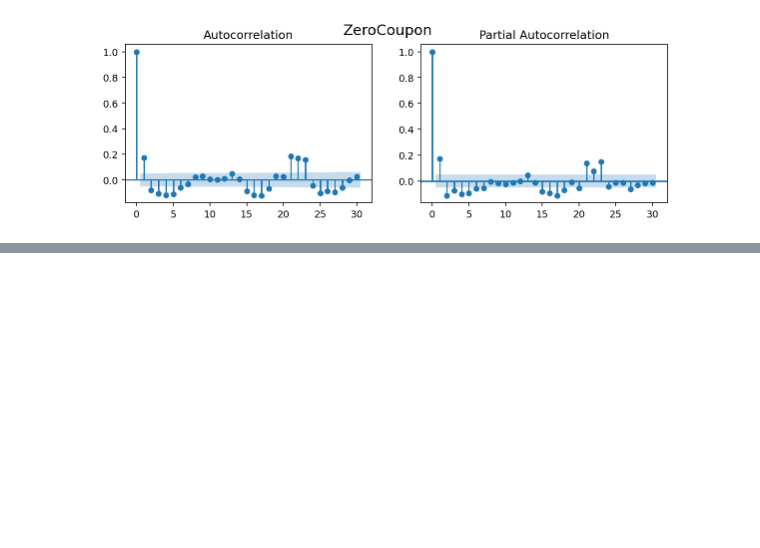
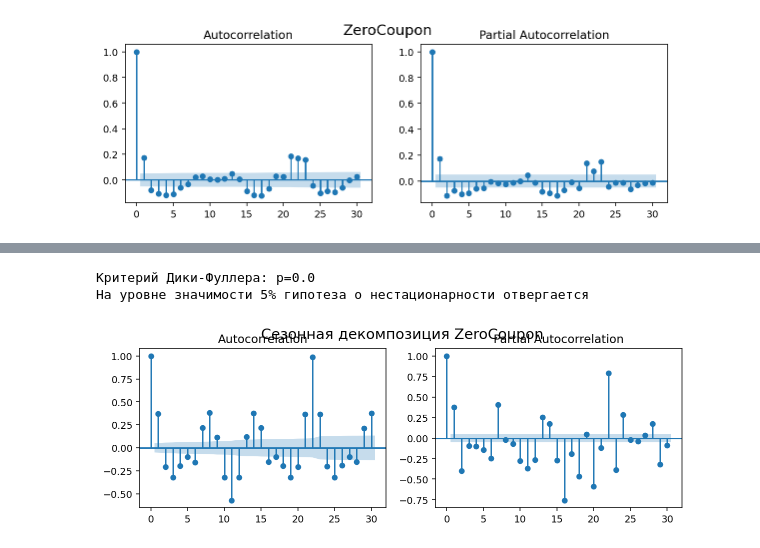
Before and after one commit to gaarutyunov/market-risk, a Jupyter notebook: notebooks/risks_visualizing.ipynb, the cells around one changed output, grey strips where cells are left out. Cells and saved outputs as stored; diff of their text form; code cells hidden in the pictures; blank space fills up the shorter version.

```diff
--- a/notebooks/risks_visualizing.ipynb
+++ b/notebooks/risks_visualizing.ipynb
@@ -186,0 +183,18 @@ for factor in data:
+# %%
+pval = sm.tsa.stattools.adfuller(season_data.seasonal)[1]
+print(f"Критерий Дики-Фуллера: p={pval:.2}")
+print('На уровне значимости 5% гипотеза о нестационарности '
+      + 'отвергается' if pval <= 0.05 else 'не отвергается')
+# %% [output]
+Критерий Дики-Фуллера: p=0.0
+На уровне значимости 5% гипотеза о нестационарности отвергается
+# %%
+fig = plt.figure(figsize=(10, 3))
+layout = (1, 2)
+acf_ax = plt.subplot2grid(layout, (0, 0))
+pacf_ax = plt.subplot2grid(layout, (0, 1))
+sm.graphics.tsa.plot_acf(season_data.seasonal, lags=30, ax=acf_ax, alpha=0.05)
+sm.graphics.tsa.plot_pacf(season_data.seasonal, lags=30, ax=pacf_ax, alpha=0.05, method='ywm')
+fig.suptitle('Сезонная декомпозиция ZeroCoupon', fontsize=15);
+# %% [output]
+[figure, added]
```
Also changed, not shown: parts of 10 cells of this notebook, 1 other file.
